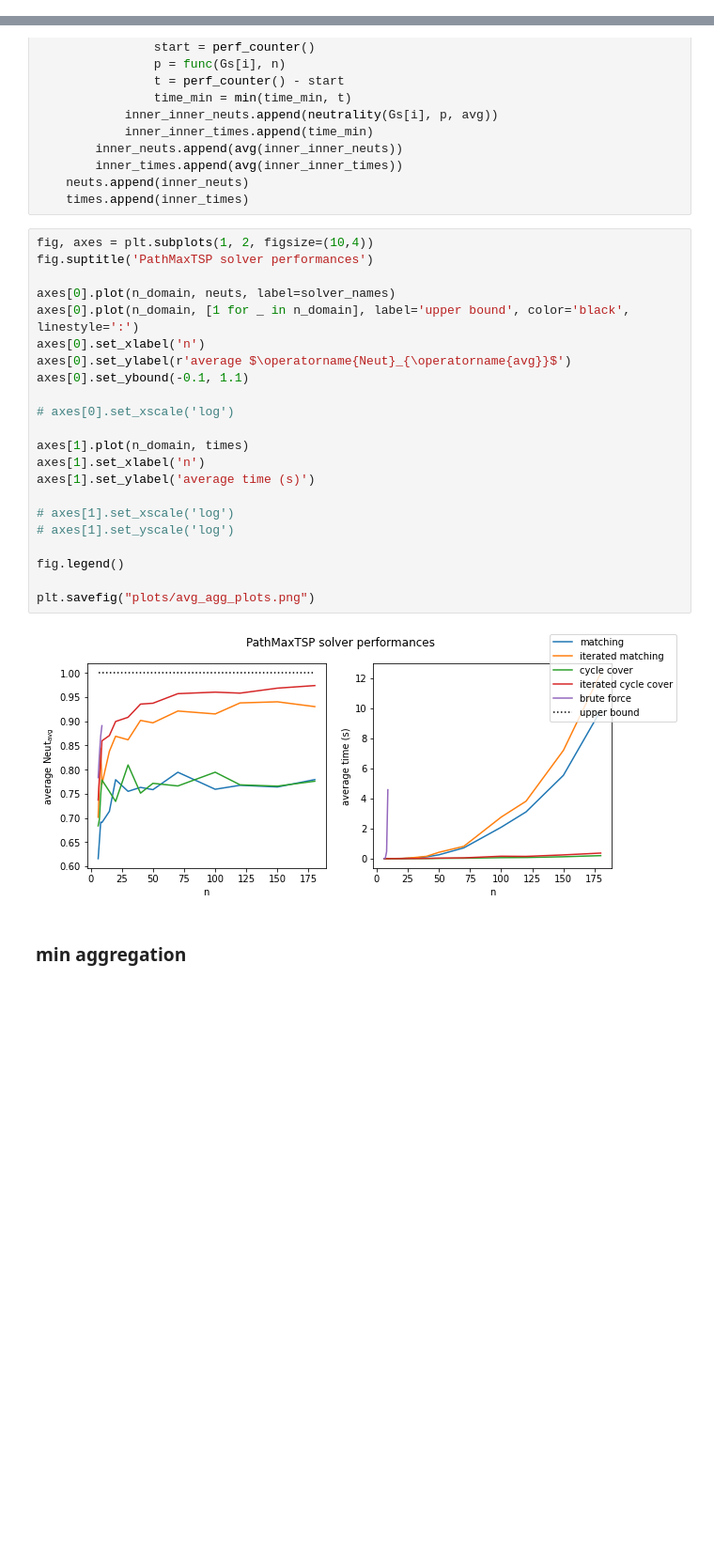
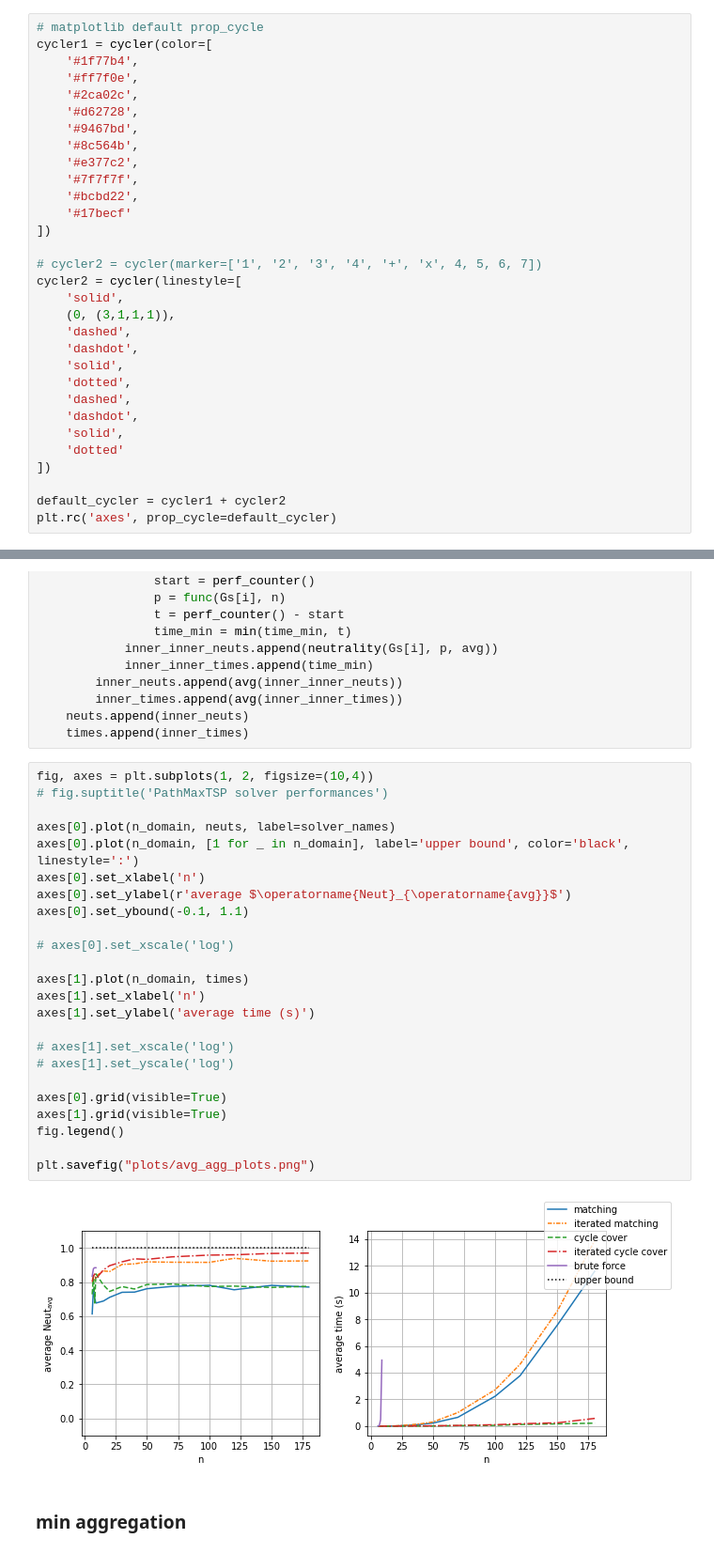
Before and after one commit to UIC-InDeXLab/news-ordering, a Jupyter notebook: maximizing_neutrality.ipynb, the cells around one changed output, grey strips where cells are left out. Shown: that part at 94% size. Cells and saved outputs as stored; diff of their text form; blank space fills up the shorter version.

```diff
--- a/maximizing_neutrality.ipynb
+++ b/maximizing_neutrality.ipynb
@@ -18,3 +18,34 @@ import matplotlib.pyplot as plt
+# %%
+# matplotlib default prop_cycle
+cycler1 = cycler(color=[
+    '#1f77b4',
+    '#ff7f0e',
+    '#2ca02c',
+    '#d62728',
+    '#9467bd',
+    '#8c564b',
+    '#e377c2',
+    '#7f7f7f',
+    '#bcbd22',
+    '#17becf'
+])
+
+# cycler2 = cycler(marker=['1', '2', '3', '4', '+', 'x', 4, 5, 6, 7])
+cycler2 = cycler(linestyle=[
+    'solid',
+    (0, (3,1,1,1)),
+    'dashed',
+    'dashdot',
+    'solid',
+    'dotted',
+    'dashed',
+    'dashdot',
+    'solid',
+    'dotted'
+])
+
+default_cycler = cycler1 + cycler2
+plt.rc('axes', prop_cycle=default_cycler)
 # %% [markdown]
 ## Utility functions
 # %%
@@ -459,28 +491,30 @@ for n in tqdm(n_domain):
     times.append(inner_times)
 # %%
 fig, axes = plt.subplots(1, 2, figsize=(10,4))
-fig.suptitle('PathMaxTSP solver performances')
+# fig.suptitle('PathMaxTSP solver performances')
 
 axes[0].plot(n_domain, neuts, label=solver_names)
 axes[0].plot(n_domain, [1 for _ in n_domain], label='upper bound', color='black', linestyle=':')
 axes[0].set_xlabel('n')
 axes[0].set_ylabel(r'average $\operatorname{Neut}_{\operatorname{avg}}$')
 axes[0].set_ybound(-0.1, 1.1)
 
 # axes[0].set_xscale('log')
 
 axes[1].plot(n_domain, times)
 axes[1].set_xlabel('n')
 axes[1].set_ylabel('average time (s)')
 
 # axes[1].set_xscale('log')
 # axes[1].set_yscale('log')
 
+axes[0].grid(visible=True)
+axes[1].grid(visible=True)
 fig.legend()
 
 plt.savefig("plots/avg_agg_plots.png")
 # %% [output]
-[figure, old version]
+[figure, new version]
 # %% [markdown]
 ### min aggregation
 # %%
```
Also changed, not shown: parts of 9 cells of this notebook, 14 other files.
